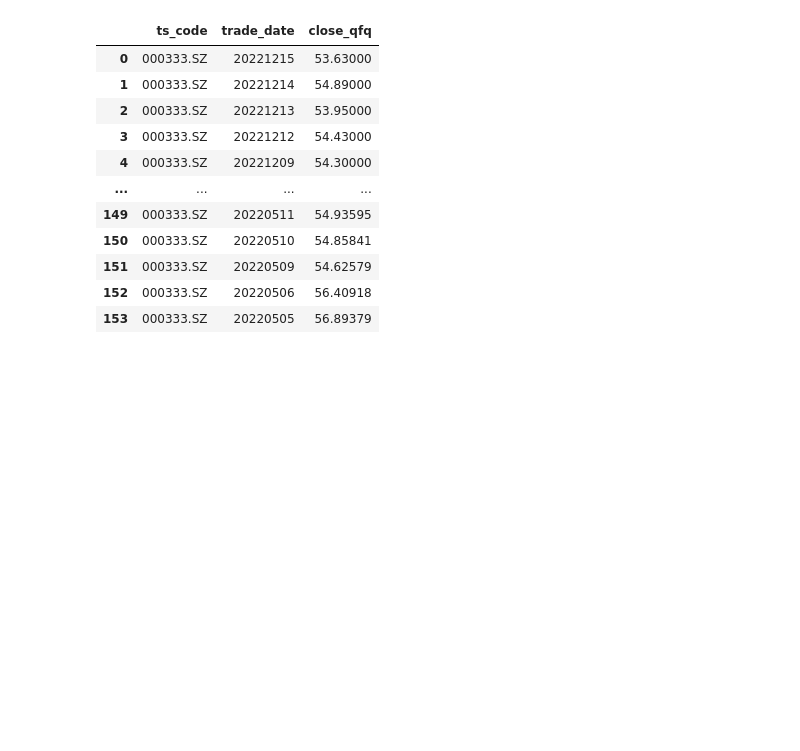
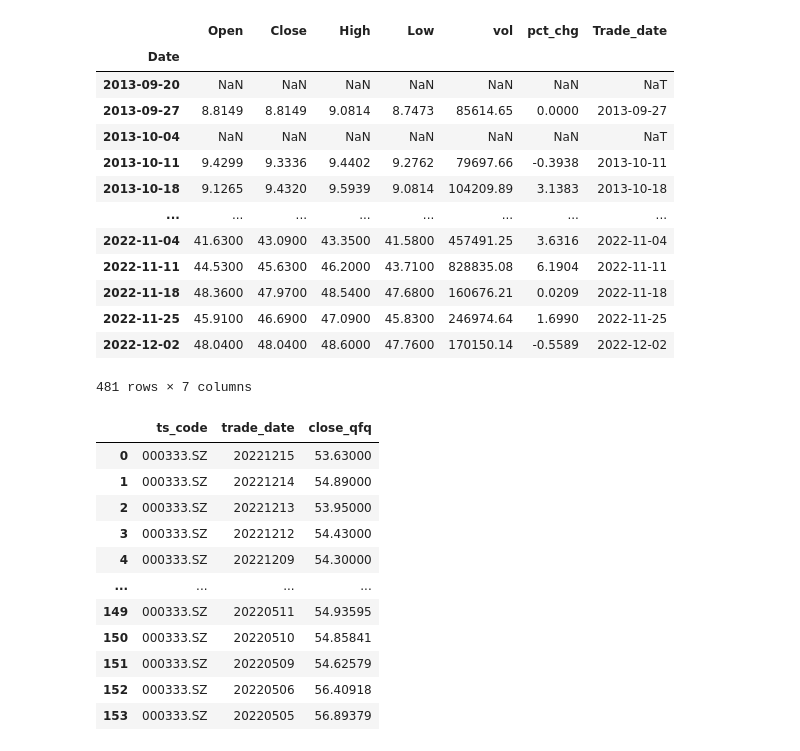
Before and after one commit to bizeasy17/investtrack, a Jupyter notebook: diggings/backtesting.ipynb, the cells around one changed output. Cells and saved outputs as stored; diff of their text form; code cells hidden in the pictures; blank space fills up the shorter version.

```diff
--- a/diggings/backtesting.ipynb
+++ b/diggings/backtesting.ipynb
@@ -43,3 +113,22 @@ See the caveats in the documentation: https://pandas.pydata.org/pandas-docs/stab
+# %%
+resampled = stock_hist.resample("W-FRI").asfreq()
+# print(resampled_ff)
+resampled
+# %% [output]
+|  | Open | Close | High | Low | vol | pct_chg | Trade_date |
+| Date |  |  |  |  |  |  |  |
+| 2013-09-20 | NaN | NaN | NaN | NaN | NaN | NaN | NaT |
+| 2013-09-27 | 8.8149 | 8.8149 | 9.0814 | 8.7473 | 85614.65 | 0.0000 | 2013-09-27 |
+| 2013-10-04 | NaN | NaN | NaN | NaN | NaN | NaN | NaT |
+| 2013-10-11 | 9.4299 | 9.3336 | 9.4402 | 9.2762 | 79697.66 | -0.3938 | 2013-10-11 |
+| 2013-10-18 | 9.1265 | 9.4320 | 9.5939 | 9.0814 | 104209.89 | 3.1383 | 2013-10-18 |
+| ... | ... | ... | ... | ... | ... | ... | ... |
+| 2022-11-04 | 41.6300 | 43.0900 | 43.3500 | 41.5800 | 457491.25 | 3.6316 | 2022-11-04 |
+| 2022-11-11 | 44.5300 | 45.6300 | 46.2000 | 43.7100 | 828835.08 | 6.1904 | 2022-11-11 |
+| 2022-11-18 | 48.3600 | 47.9700 | 48.5400 | 47.6800 | 160676.21 | 0.0209 | 2022-11-18 |
+| 2022-11-25 | 45.9100 | 46.6900 | 47.0900 | 45.8300 | 246974.64 | 1.6990 | 2022-11-25 |
+| 2022-12-02 | 48.0400 | 48.0400 | 48.6000 | 47.7600 | 170150.14 | -0.5589 | 2022-12-02 |
+481 rows × 7 columns
 # %%
 pro = ts.pro_api()
 
```
Also changed, not shown: parts of 4 cells of this notebook, 1 other file.
